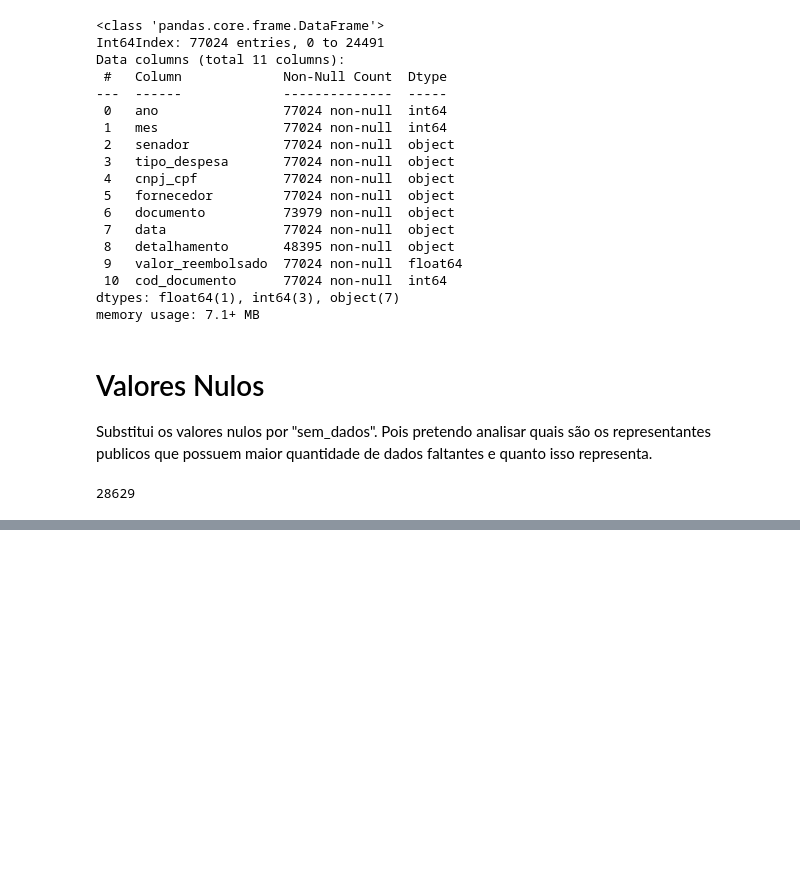
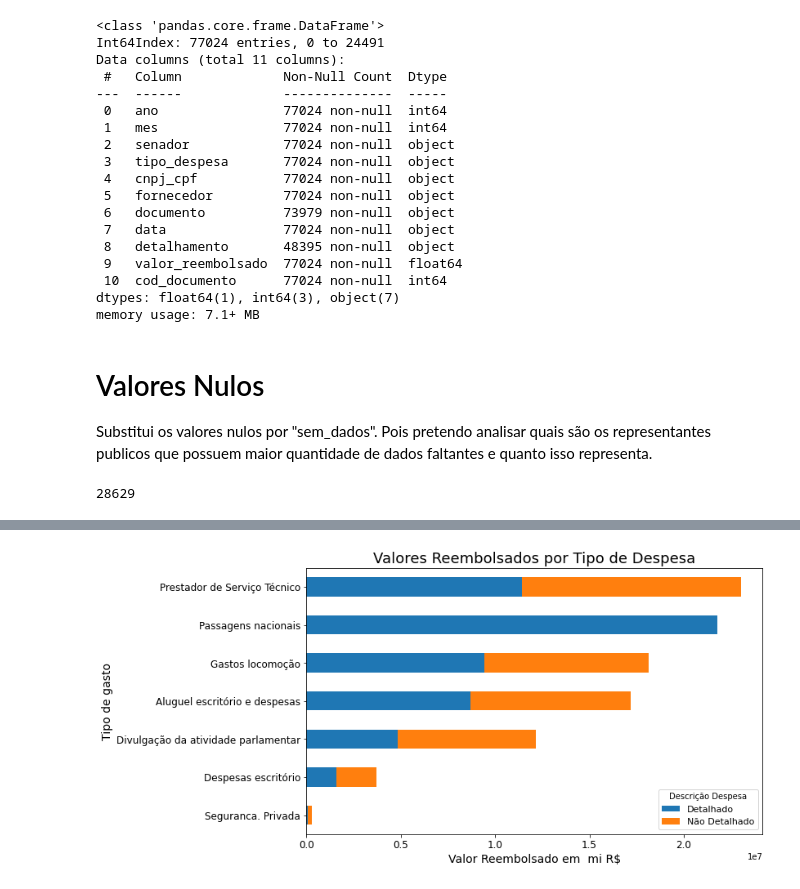
Before and after one commit to rodrigo-fernandes092/despesas_ceaps, a Jupyter notebook: Despesas_Ceaps_2022_2018.ipynb, the cells around one changed output, grey strips where cells are left out. Drawn from its saved outputs; the diff is of its cells as text; code cells hidden in the pictures; blank space fills up the shorter version.

```diff
--- a/Despesas_Ceaps_2022_2018.ipynb
+++ b/Despesas_Ceaps_2022_2018.ipynb
@@ -271,0 +308,23 @@ plt.show();
+# %%
+pvt_desp = desp_cat.pivot_table(values='valor_reembolsado',\
+                                columns='despesa_descricao',\
+                                margins_name='total' ,margins=True,\
+                                index='tipo_despesa',aggfunc='sum')
+
+pvt_desp.sort_values(by='total',axis=0,ascending=True,inplace=True)
+
+pvt_desp = pvt_desp.drop(columns='total',axis=1)
+
+pvt_desp = pvt_desp.drop(index='total',axis=0)
+# %%
+plt.rcParams["figure.figsize"]=(10,6)
+pvt_desp.plot.barh(stacked=True)
+plt.ylabel('Tipo de gasto',size=14)
+plt.yticks(size=12)
+plt.xlabel('Valor Reembolsado em  mi R$',size=14)
+plt.xticks(size=12)
+plt.title('Valores Reembolsados por Tipo de Despesa',size=18)
+plt.legend(title='Descrição Despesa',fontsize=11)
+plt.show();
+# %% [output]
+[figure, added]
```
Also changed, not shown: parts of 11 cells of this notebook.
